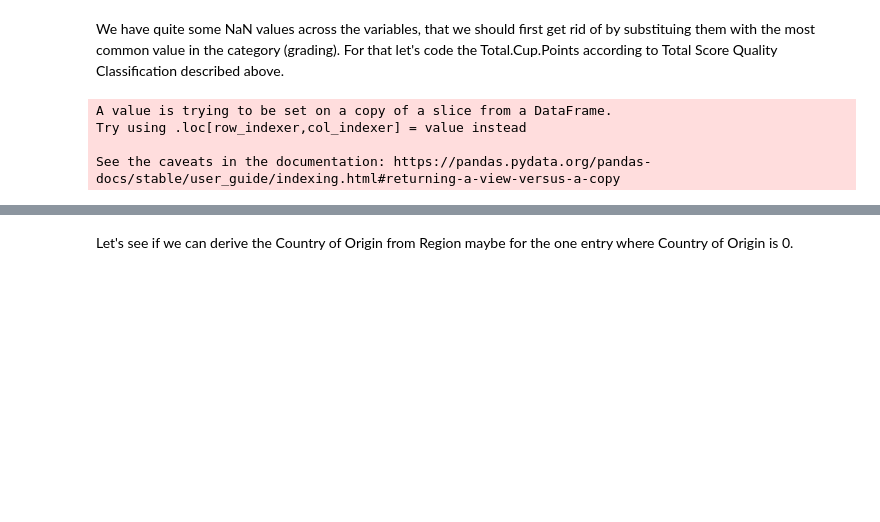
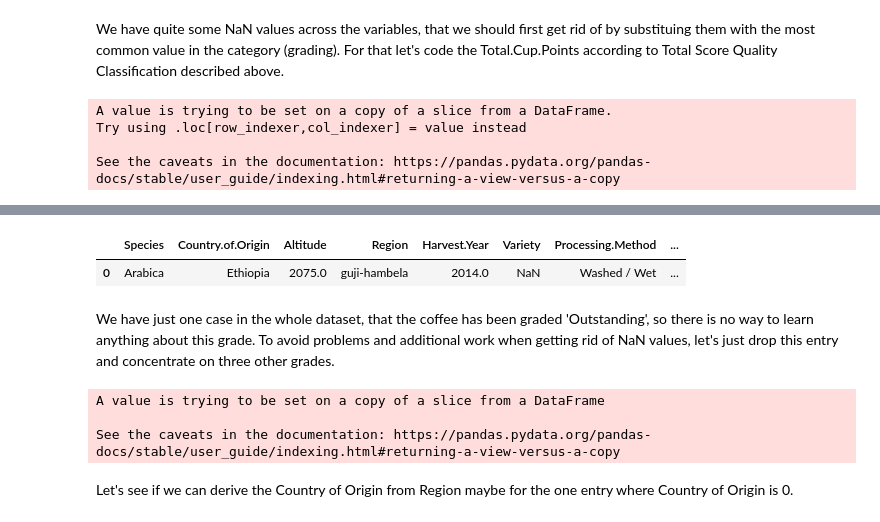
Before and after one commit to MariaEgrv/coffee_quality, a Jupyter notebook: coffee_quality.ipynb, the cells around one changed output, grey strips where cells are left out. Cells and saved outputs as stored; diff of their text form; code cells hidden in the pictures; blank space fills up the shorter version.

```diff
--- a/coffee_quality.ipynb
+++ b/coffee_quality.ipynb
@@ -233,3 +225,16 @@ See the caveats in the documentation: https://pandas.pydata.org/pandas-docs/stab
+# %%
+coffee_df[coffee_df['Total.Cup.Points'] == 'Outstanding']
+# %% [output]
+|  | Species | Country.of.Origin | Altitude | Region | Harvest.Year | Variety | Processing.Method | ... |
+| 0 | Arabica | Ethiopia | 2075.0 | guji-hambela | 2014.0 | NaN | Washed / Wet | ... |
+# %% [markdown]
+We have just one case in the whole dataset, that the coffee has been graded 'Outstanding', so there is no way to learn anything about this grade. To avoid problems and additional work when getting rid of NaN values, let's just drop this entry and concentrate on three other grades.
+# %%
+coffee_df.drop(0, inplace = True)
+# %% [output]
+A value is trying to be set on a copy of a slice from a DataFrame
+
+See the caveats in the documentation: https://pandas.pydata.org/pandas-docs/stable/user_guide/indexing.html#returning-a-view-versus-a-copy
 # %% [markdown]
 Let's see if we can derive the Country of Origin from Region maybe for the one entry where Country of Origin is 0.
 # %%
```
Also changed, not shown: parts of 17 cells of this notebook.
